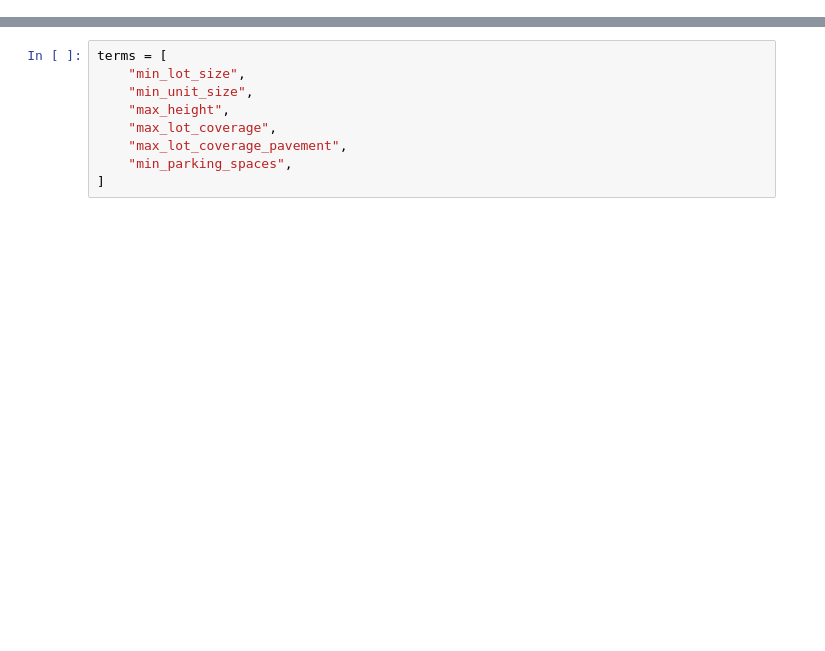
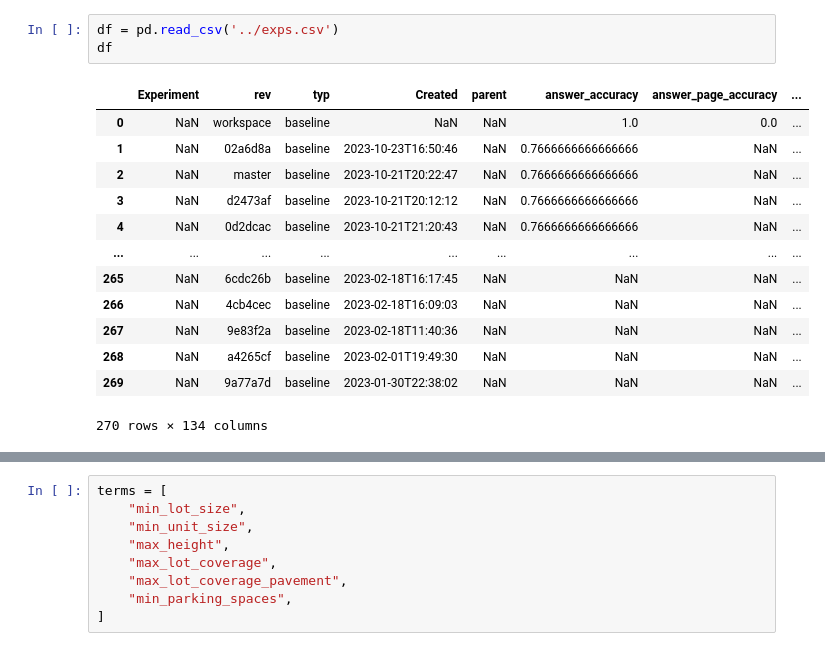
Before and after one commit to National-Zoning-Atlas/zoning-gpt, a Jupyter notebook: maxdumas/exp_analysis.ipynb, the cells around one changed output, grey strips where cells are left out. Cells and saved outputs as stored; diff of their text form; blank space fills up the shorter version.

```diff
--- a/maxdumas/exp_analysis.ipynb
+++ b/maxdumas/exp_analysis.ipynb
@@ -34,0 +5,17 @@ shape: (57, 104)
+# %%
+df = pd.read_csv('../exps.csv')
+df
+# %% [output]
+|  | Experiment | rev | typ | Created | parent | answer_accuracy | answer_page_accuracy | ... |
+| 0 | NaN | workspace | baseline | NaN | NaN | 1.0 | 0.0 | ... |
+| 1 | NaN | 02a6d8a | baseline | 2023-10-23T16:50:46 | NaN | 0.7666666666666666 | NaN | ... |
+| 2 | NaN | master | baseline | 2023-10-21T20:22:47 | NaN | 0.7666666666666666 | NaN | ... |
+| 3 | NaN | d2473af | baseline | 2023-10-21T20:12:12 | NaN | 0.7666666666666666 | NaN | ... |
+| 4 | NaN | 0d2dcac | baseline | 2023-10-21T21:20:43 | NaN | 0.7666666666666666 | NaN | ... |
+| ... | ... | ... | ... | ... | ... | ... | ... | ... |
+| 265 | NaN | 6cdc26b | baseline | 2023-02-18T16:17:45 | NaN | NaN | NaN | ... |
+| 266 | NaN | 4cb4cec | baseline | 2023-02-18T16:09:03 | NaN | NaN | NaN | ... |
+| 267 | NaN | 9e83f2a | baseline | 2023-02-18T11:40:36 | NaN | NaN | NaN | ... |
+| 268 | NaN | a4265cf | baseline | 2023-02-01T19:49:30 | NaN | NaN | NaN | ... |
+| 269 | NaN | 9a77a7d | baseline | 2023-01-30T22:38:02 | NaN | NaN | NaN | ... |
+270 rows × 134 columns
```
Also changed, not shown: parts of 11 cells of this notebook, 2 other files.
